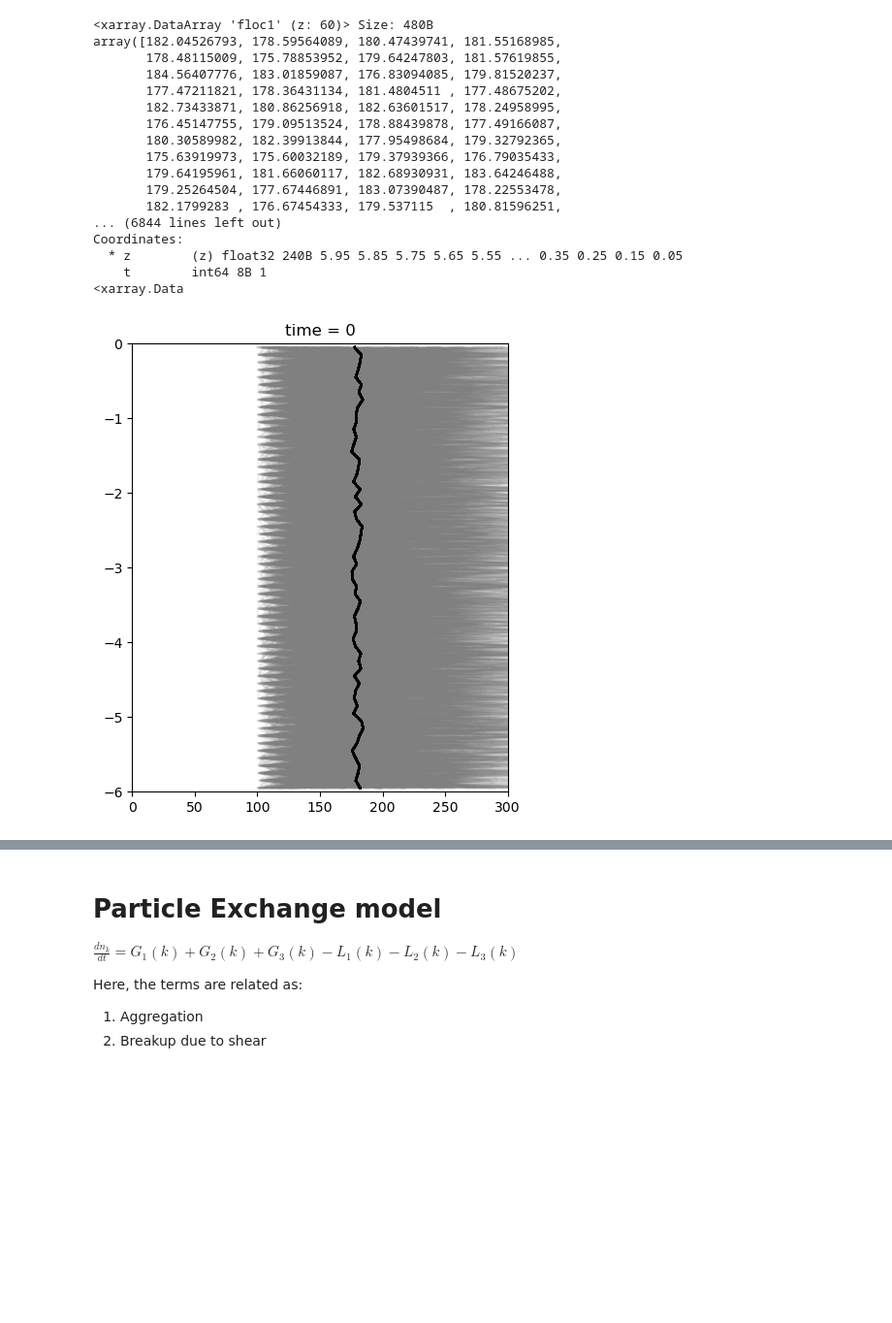
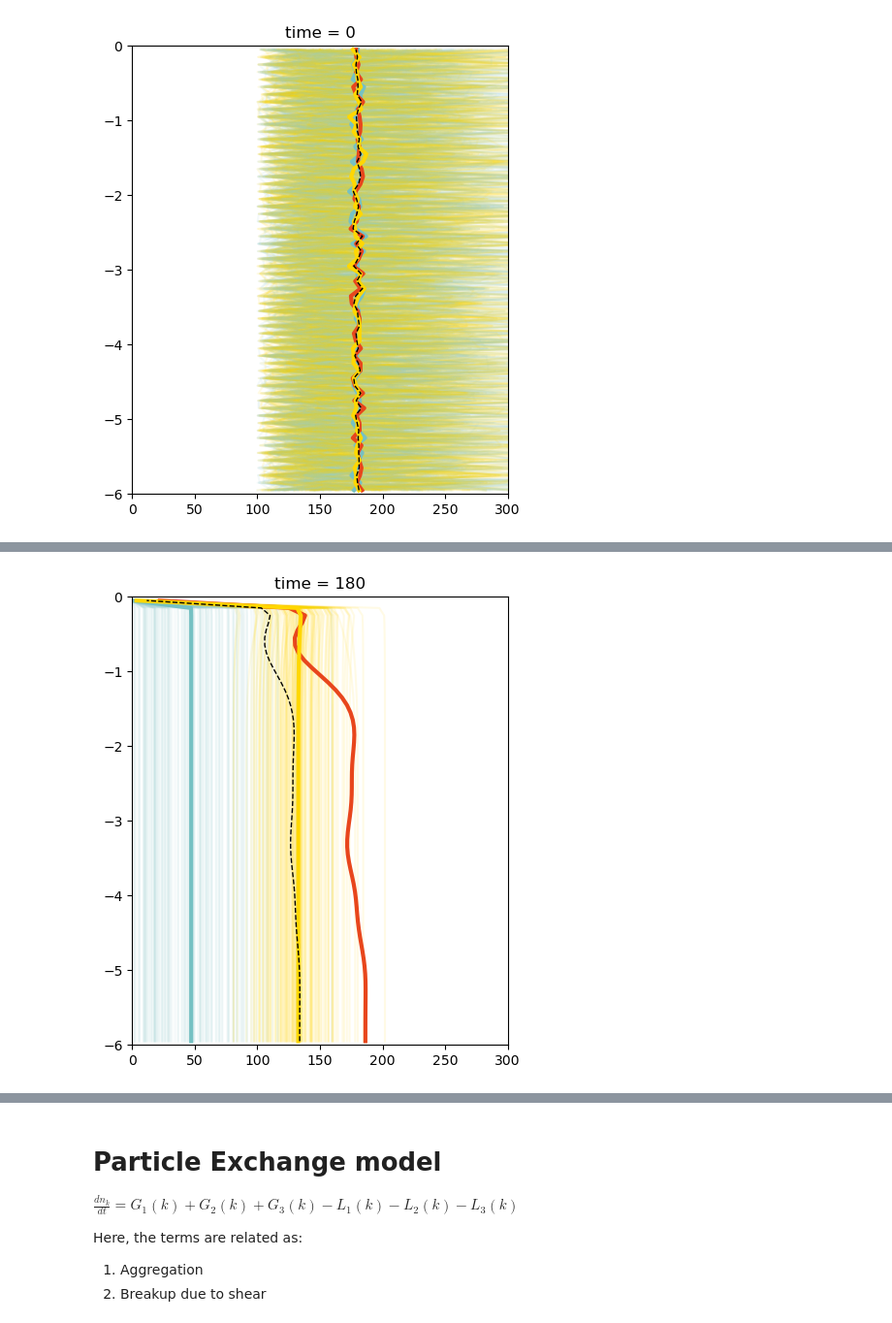
Before and after one commit to sienna-white/enkf_sediment, a Jupyter notebook: experimenting_sed.ipynb, the cells around one changed output, grey strips where cells are left out. Shown at 97% size. Cells and saved outputs as stored; diff of their text form; code cells hidden in the pictures; blank space fills up the shorter version.

```diff
--- a/experimenting_sed.ipynb
+++ b/experimenting_sed.ipynb
@@ -7,7 +7,7 @@ ds = xr.open_dataset("test_sediment.nc", decode_timedelta=False)
 print(ds)
 
 nt = ds.dims['t']
-eid = ds.dims['eid']
-print(eid)
+EID = ds.dims['eid']
+print(EID)
 print(nt)
 # %% [output]
@@ -26,38 +77,29 @@ Data variables:
 # %%
 import matplotlib.pyplot as plt
 
 z = ds['z'].values
 t = ds['t'].values
 
-for TIME in range(0, nt, nt//5):
+for TIME in range(0, nt, nt//10):
     fig = plt.figure(figsize=(5,6))
     ax=plt.gca()
-    for eid in range(0,eid):
-        plt.plot(ds['floc1'].isel(t=TIME).isel(eid=eid), -ds['z'], color="gray", alpha=0.1)
-        average1 = ds['floc1'].isel(t=TIME).mean(dim='eid')
-        plt.plot(average1, -ds['z'], color="k", alpha=0.8)
+    for eid in range(0,EID//4):
+        plt.plot(ds['floc1'].isel(t=TIME).isel(eid=eid), -ds['z'], color="#96CDCF", alpha=0.1)
+        # plt.plot(ds['floc2'].isel(t=TIME).isel(eid=eid), -ds['z'], color="#F08165", alpha=0.1)
+        plt.plot(ds['floc3'].isel(t=TIME).isel(eid=eid), -ds['z'], color="#FFD700", alpha=0.1)
 
-    # plt.legend()
+    average1 = ds['floc1'].isel(t=TIME).mean(dim='eid')
+    plt.plot(average1, -ds['z'], color="#76C1C3", alpha=1, linewidth=3)
+    average2 = ds['floc2'].isel(t=TIME).mean(dim='eid')
+    plt.plot(average2, -ds['z'], color="#E8461C", alpha=1, linewidth=3)
+    average3 = ds['floc3'].isel(t=TIME).mean(dim='eid')
+    plt.plot(average3, -ds['z'], color="#FFD700", alpha=1, linewidth=3)
     ax.set_title("time = %d" % TIME)
+
+    total = 0.3*average1 + 0.5*average2 + 0.2*average3
+    plt.plot(total, -ds['z'], '--', color="black", alpha=1, linewidth=1)
 
     ax.set_xlim(0, 300)
     ax.set_ylim(-6, 0)
 # %% [output]
-<xarray.DataArray 'floc1' (z: 60)> Size: 480B
-array([182.04526793, 178.59564089, 180.47439741, 181.55168985,
-       178.48115009, 175.78853952, 179.64247803, 181.57619855,
-       184.56407776, 183.01859087, 176.83094085, 179.81520237,
-       177.47211821, 178.36431134, 181.4804511 , 177.48675202,
-       182.73433871, 180.86256918, 182.63601517, 178.24958995,
-       176.45147755, 179.09513524, 178.88439878, 177.49166087,
-       180.30589982, 182.39913844, 177.95498684, 179.32792365,
-       175.63919973, 175.60032189, 179.37939366, 176.79035433,
-       179.64195961, 181.66060117, 182.68930931, 183.64246488,
-       179.25264504, 177.67446891, 183.07390487, 178.22553478,
-       182.1799283 , 176.67454333, 179.537115  , 180.81596251,
-... (6844 lines left out)
-Coordinates:
-  * z        (z) float32 240B 5.95 5.85 5.75 5.65 5.55 ... 0.35 0.25 0.15 0.05
-    t        int64 8B 1
-<xarray.Data
-[figure, old version]
+[figure, new version]
@@ -67,0 +110 @@ Coordinates:
+[figure, added]
```
Also changed, not shown: parts of 8 cells of this notebook, 4 other files.
